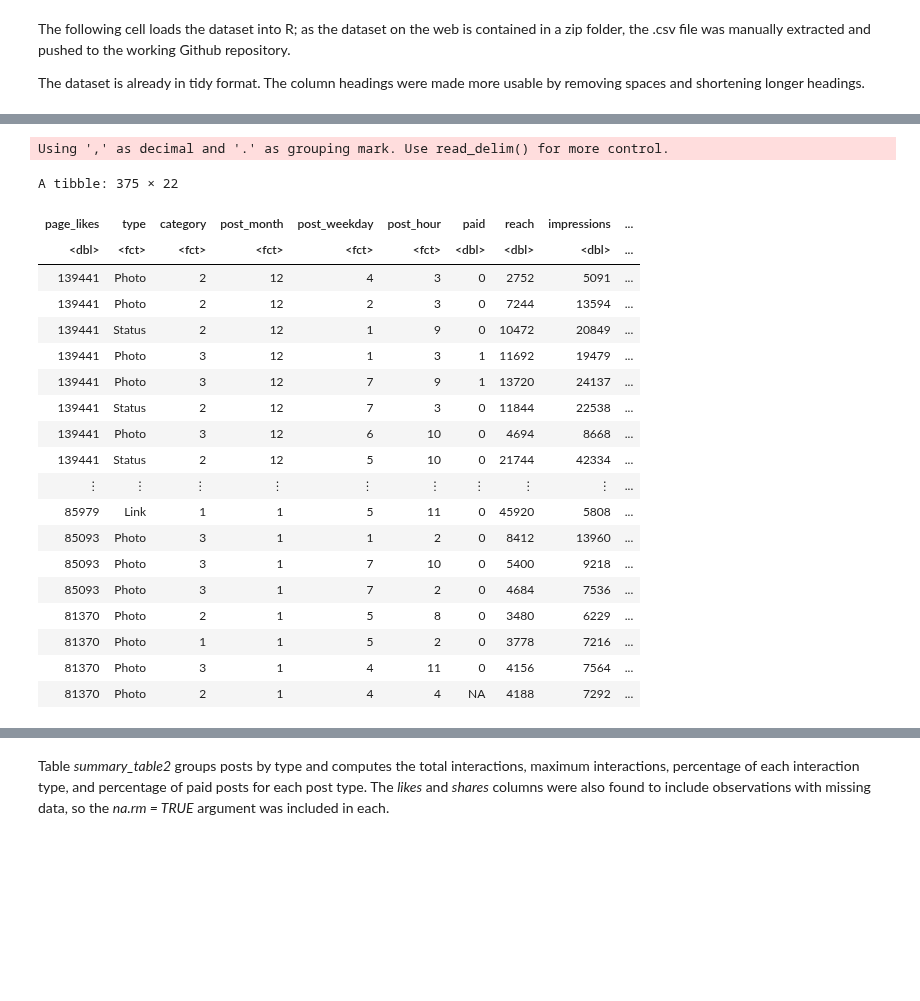
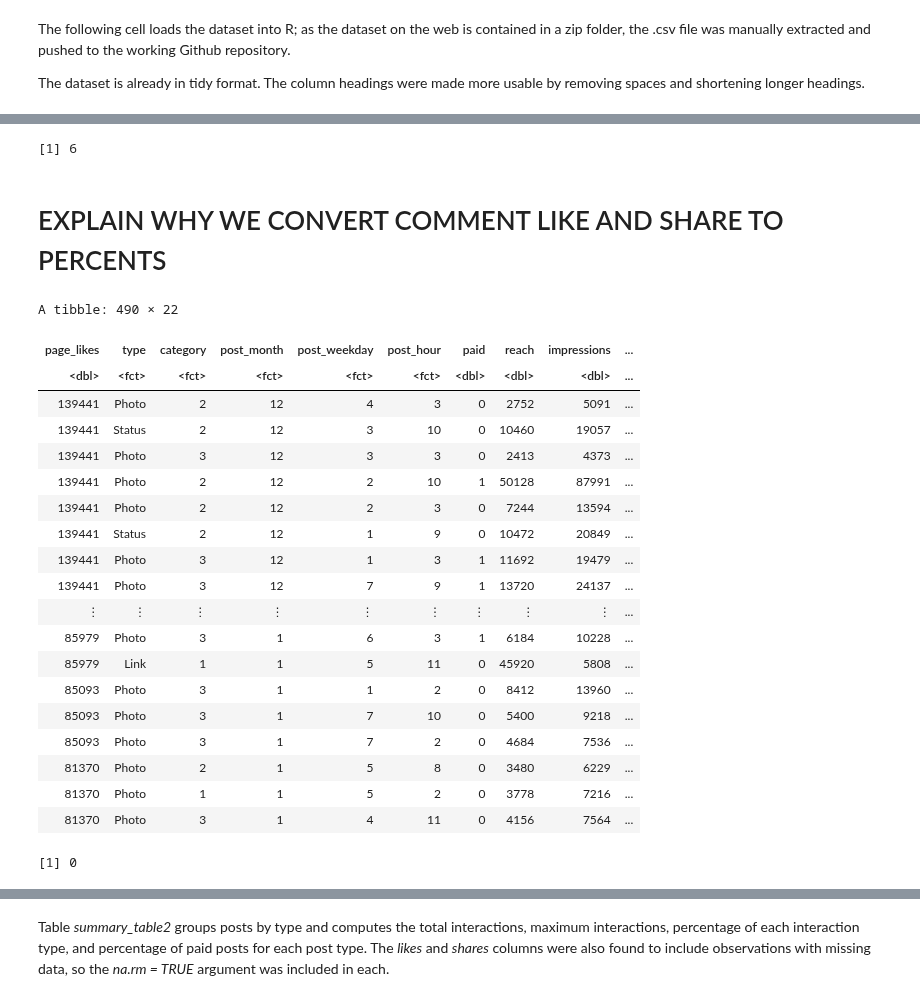
Before and after one commit to lucykvs/DSCI100-Project, a Jupyter notebook: Project.ipynb, the cells around one changed output, grey strips where cells are left out. Drawn from its saved outputs; the diff is of its cells as text; code cells hidden in the pictures; blank space fills up the shorter version.

```diff
--- a/Project.ipynb
+++ b/Project.ipynb
@@ -39,3 +28,13 @@ Warning message:
 The following cell loads the dataset into R; as the dataset on the web is contained in a zip folder, the .csv file was manually extracted and pushed to the working Github repository.
 
 The dataset is already in tidy format. The column headings were made more usable by removing spaces and shortening longer headings.
+# %%
+# displays first and last 8 rows of the dataset
+options(repr.matrix.max.rows = 16)
+# Set the seed
+set.seed(123)
+
+# Load the data in
+fb_data_raw <- read_csv2("https://gist.githubusercontent.com/KolCrooks/691e5890b6747b4777d6032f019b2c0f/raw/20629a5da3d5a7683e3071798876f3e4b204fbbb/fb_data.csv",  col_types = cols())
+
+fb_data_raw
@@ -42,43 +63,42 @@ The dataset is already in tidy format. The column headings were made more usable
+# %%
+# Na Rows:
+sum(is.na(fb_data_raw))
+# %% [output]
+[1] 6
+# %% [markdown]
+# EXPLAIN WHY WE CONVERT COMMENT LIKE AND SHARE TO PERCENTS
 # %%
-# displays first and last 8 rows of the dataset
-options(repr.matrix.max.rows = 16)
-
-
-fb_data <- read_csv2("https://gist.githubusercontent.com/KolCrooks/691e5890b6747b4777d6032f019b2c0f/raw/20629a5da3d5a7683e3071798876f3e4b204fbbb/fb_data.csv",  col_types = cols())
-colnames(fb_data) <- c("page_likes", "type", "category", "post_month", "post_weekday", "post_hour", "paid", "reach",
+# Clean the data:
+fb_data_clean_cols <- fb_data_raw
+colnames(fb_data_clean_cols) <- c("page_likes", "type", "category", "post_month", "post_weekday", "post_hour", "paid", "reach",
       "impressions", "engaged_users", "post_consumers", "post_consumptions", "impressions_by_people_that_liked_page",
       "reach_by_people_that_like_page", "people_liked_and_engaged", "comments", "likes", "shares", "interactions")
-options(repr.matrix.max.rows = 16)
-
-fb_data <- fb_data %>%
+fb_data_clean <- fb_data_clean_cols %>%
         mutate(type = as_factor(type)) %>%
         mutate(category = as_factor(category)) %>%
         mutate(post_month = as_factor(post_month)) %>%
         mutate(post_weekday = as_factor(post_weekday)) %>%
         mutate(post_hour = as_factor(post_hour)) %>%
         mutate(comment_percent = comments / interactions) %>%
         mutate(like_percent = likes / interactions) %>%
-        mutate(share_percent = shares / interactions)
+        mutate(share_percent = shares / interactions) %>%
+        na.omit()
 
-fb_split <- initial_split(fb_data, prop = 0.75, strata = type)
-fb_train <- training(fb_split)
-fb_test <- testing(fb_split)
-
-fb_train
+fb_data_clean
 # %% [output]
-Using ',' as decimal and '.' as grouping mark. Use read_delim() for more control.
+A tibble: 490 × 22
-A tibble: 375 × 22
 | page_likes | type | category | post_month | post_weekday | post_hour | paid | reach | impressions | ... |
 | <dbl> | <fct> | <fct> | <fct> | <fct> | <fct> | <dbl> | <dbl> | <dbl> | ... |
 | 139441 | Photo | 2 | 12 | 4 | 3 | 0 | 2752 | 5091 | ... |
+| 139441 | Status | 2 | 12 | 3 | 10 | 0 | 10460 | 19057 | ... |
+| 139441 | Photo | 3 | 12 | 3 | 3 | 0 | 2413 | 4373 | ... |
+| 139441 | Photo | 2 | 12 | 2 | 10 | 1 | 50128 | 87991 | ... |
 | 139441 | Photo | 2 | 12 | 2 | 3 | 0 | 7244 | 13594 | ... |
 | 139441 | Status | 2 | 12 | 1 | 9 | 0 | 10472 | 20849 | ... |
 | 139441 | Photo | 3 | 12 | 1 | 3 | 1 | 11692 | 19479 | ... |
 | 139441 | Photo | 3 | 12 | 7 | 9 | 1 | 13720 | 24137 | ... |
-| 139441 | Status | 2 | 12 | 7 | 3 | 0 | 11844 | 22538 | ... |
-| 139441 | Photo | 3 | 12 | 6 | 10 | 0 | 4694 | 8668 | ... |
-| 139441 | Status | 2 | 12 | 5 | 10 | 0 | 21744 | 42334 | ... |
 | ⋮ | ⋮ | ⋮ | ⋮ | ⋮ | ⋮ | ⋮ | ⋮ | ⋮ | ... |
+| 85979 | Photo | 3 | 1 | 6 | 3 | 1 | 6184 | 10228 | ... |
 | 85979 | Link | 1 | 1 | 5 | 11 | 0 | 45920 | 5808 | ... |
 | 85093 | Photo | 3 | 1 | 1 | 2 | 0 | 8412 | 13960 | ... |
 | 85093 | Photo | 3 | 1 | 7 | 10 | 0 | 5400 | 9218 | ... |
@@ -86,4 +106,8 @@ A tibble: 375 × 22
 | 81370 | Photo | 2 | 1 | 5 | 8 | 0 | 3480 | 6229 | ... |
 | 81370 | Photo | 1 | 1 | 5 | 2 | 0 | 3778 | 7216 | ... |
 | 81370 | Photo | 3 | 1 | 4 | 11 | 0 | 4156 | 7564 | ... |
-| 81370 | Photo | 2 | 1 | 4 | 4 | NA | 4188 | 7292 | ... |
+# %%
+# Na Rows:
+sum(is.na(fb_data_clean))
+# %% [output]
+[1] 0
```
Also changed, not shown: parts of 17 cells of this notebook, 1 other file.
